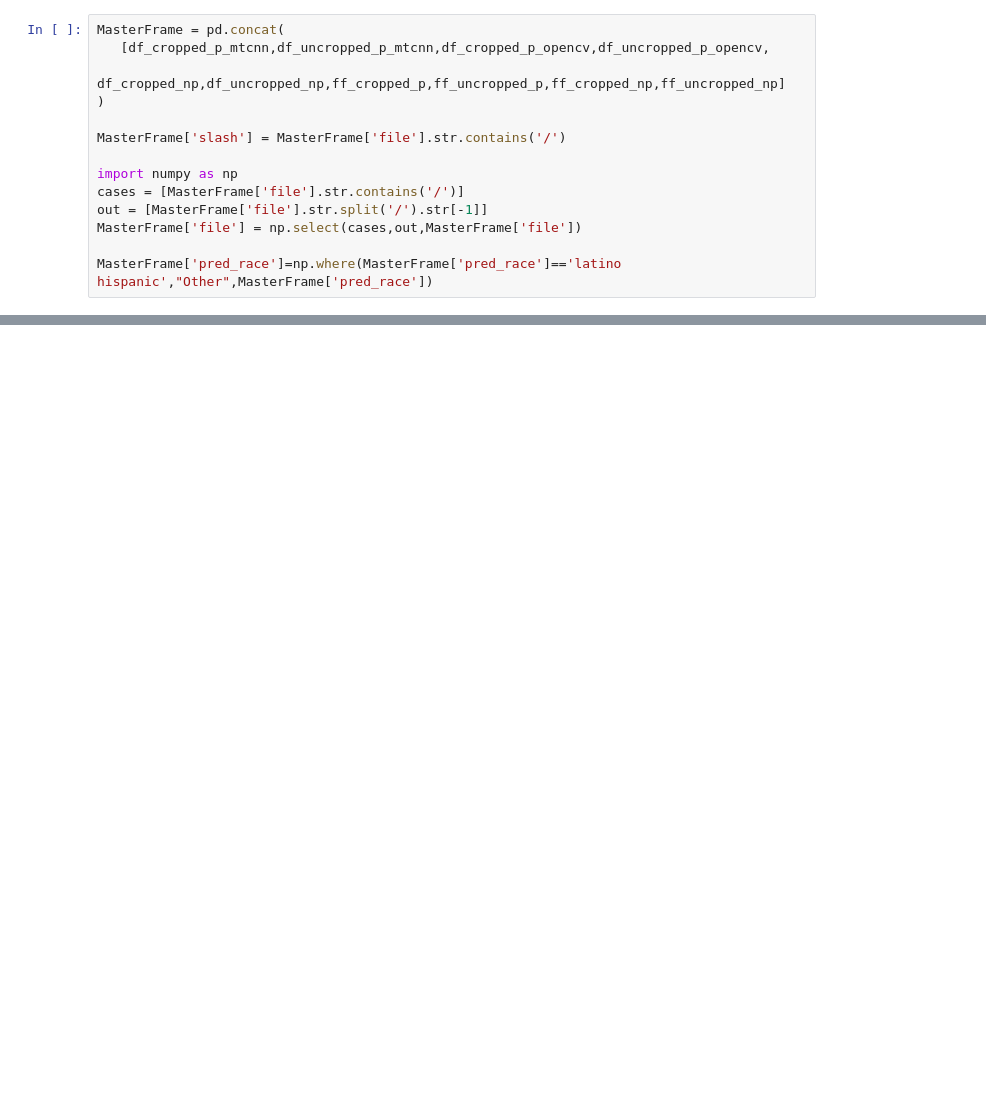
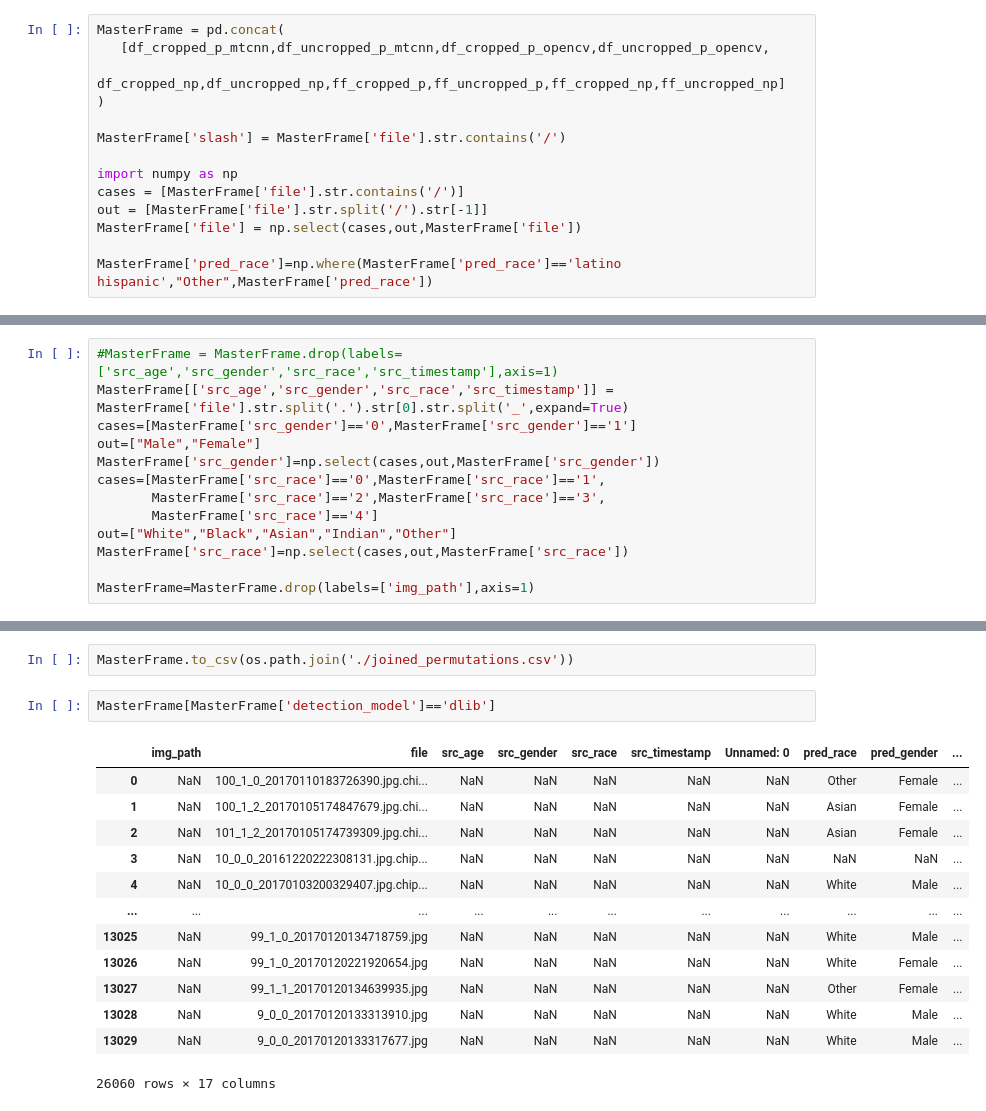
Before and after one commit to CUBoulder-DS/5301-5000-Final-Report, a Jupyter notebook: data/PermutationEvaluation.ipynb, the cells around one changed output, grey strips where cells are left out. Cells and saved outputs as stored; diff of their text form; blank space fills up the shorter version.

Commit message:
additional error fixes to permutation output

```diff
--- a/data/PermutationEvaluation.ipynb
+++ b/data/PermutationEvaluation.ipynb
@@ -155,0 +158,13 @@ MasterFrame
+# %%
+#MasterFrame = MasterFrame.drop(labels=['src_age','src_gender','src_race','src_timestamp'],axis=1)
+MasterFrame[['src_age','src_gender','src_race','src_timestamp']] = MasterFrame['file'].str.split('.').str[0].str.split('_',expand=True)
+cases=[MasterFrame['src_gender']=='0',MasterFrame['src_gender']=='1']
+out=["Male","Female"]
+MasterFrame['src_gender']=np.select(cases,out,MasterFrame['src_gender'])
+cases=[MasterFrame['src_race']=='0',MasterFrame['src_race']=='1',
+       MasterFrame['src_race']=='2',MasterFrame['src_race']=='3',
+       MasterFrame['src_race']=='4']
+out=["White","Black","Asian","Indian","Other"]
+MasterFrame['src_race']=np.select(cases,out,MasterFrame['src_race'])
+
+MasterFrame=MasterFrame.drop(labels=['img_path'],axis=1)
@@ -155,0 +187,18 @@ MasterFrame
+# %%
+MasterFrame.to_csv(os.path.join('./joined_permutations.csv'))
+# %%
+MasterFrame[MasterFrame['detection_model']=='dlib']
+# %% [output]
+|  | img_path | file | src_age | src_gender | src_race | src_timestamp | Unnamed: 0 | pred_race | pred_gender | ... |
+| 0 | NaN | 100_1_0_20170110183726390.jpg.chi... | NaN | NaN | NaN | NaN | NaN | Other | Female | ... |
+| 1 | NaN | 100_1_2_20170105174847679.jpg.chi... | NaN | NaN | NaN | NaN | NaN | Asian | Female | ... |
+| 2 | NaN | 101_1_2_20170105174739309.jpg.chi... | NaN | NaN | NaN | NaN | NaN | Asian | Female | ... |
+| 3 | NaN | 10_0_0_20161220222308131.jpg.chip... | NaN | NaN | NaN | NaN | NaN | NaN | NaN | ... |
+| 4 | NaN | 10_0_0_20170103200329407.jpg.chip... | NaN | NaN | NaN | NaN | NaN | White | Male | ... |
+| ... | ... | ... | ... | ... | ... | ... | ... | ... | ... | ... |
+| 13025 | NaN | 99_1_0_20170120134718759.jpg | NaN | NaN | NaN | NaN | NaN | White | Male | ... |
+| 13026 | NaN | 99_1_0_20170120221920654.jpg | NaN | NaN | NaN | NaN | NaN | White | Female | ... |
+| 13027 | NaN | 99_1_1_20170120134639935.jpg | NaN | NaN | NaN | NaN | NaN | Other | Female | ... |
+| 13028 | NaN | 9_0_0_20170120133313910.jpg | NaN | NaN | NaN | NaN | NaN | White | Male | ... |
+| 13029 | NaN | 9_0_0_20170120133317677.jpg | NaN | NaN | NaN | NaN | NaN | White | Male | ... |
+26060 rows × 17 columns
```
Also changed, not shown: parts of 7 cells of this notebook, 1 other file.
